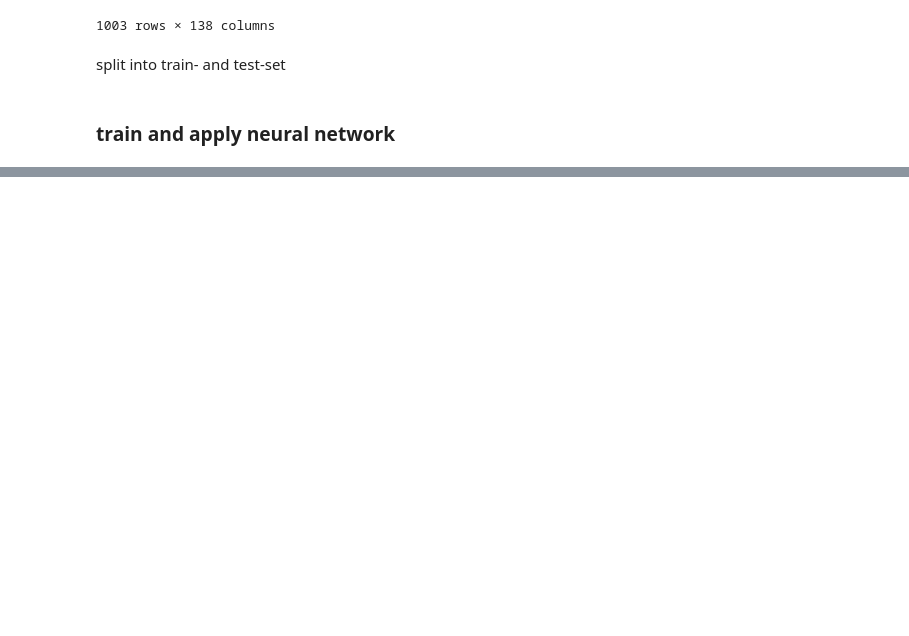
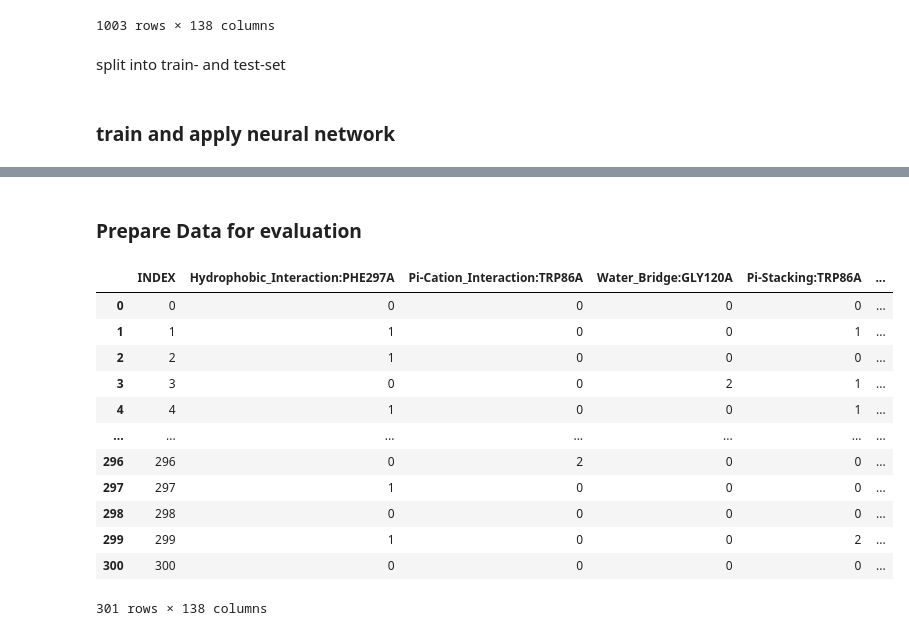
Before and after one commit to michabirklbauer/activity_prediction, a Jupyter notebook: implementation/notebooks/ACHE/baseline/ACHE_nn.ipynb, the cells around one changed output, grey strips where cells are left out. Cells and saved outputs as stored; diff of their text form; code cells hidden in the pictures; blank space fills up the shorter version.

Commit message:
prepare data for evaluation ache

```diff
--- a/implementation/notebooks/ACHE/baseline/ACHE_nn.ipynb
+++ b/implementation/notebooks/ACHE/baseline/ACHE_nn.ipynb
@@ -135,0 +105,3 @@ array([[ 97,  40],
+# %%
+pred = model.predict(X_test)
+classes= [1 if i > 0.5  else 0 for i in pred]
@@ -135,0 +110,29 @@ array([[ 97,  40],
+# %% [markdown]
+### Prepare Data for evaluation
+# %%
+result_df = pd.DataFrame(columns=nn_data_raw.columns[:-1])
+result_df = result_df.drop(columns="NAME")
+
+for i, row in enumerate(X_test):
+    data = [i]
+    data.extend(row)
+    result_df.loc[len(result_df["INDEX"])] = data
+
+result_df["LABEL"] = y_test
+result_df["PRED"] = classes
+
+result_df
+# %% [output]
+|  | INDEX | Hydrophobic_Interaction:PHE297A | Pi-Cation_Interaction:TRP86A | Water_Bridge:GLY120A | Pi-Stacking:TRP86A | ... |
+| 0 | 0 | 0 | 0 | 0 | 0 | ... |
+| 1 | 1 | 1 | 0 | 0 | 1 | ... |
+| 2 | 2 | 1 | 0 | 0 | 0 | ... |
+| 3 | 3 | 0 | 0 | 2 | 1 | ... |
+| 4 | 4 | 1 | 0 | 0 | 1 | ... |
+| ... | ... | ... | ... | ... | ... | ... |
+| 296 | 296 | 0 | 2 | 0 | 0 | ... |
+| 297 | 297 | 1 | 0 | 0 | 0 | ... |
+| 298 | 298 | 0 | 0 | 0 | 0 | ... |
+| 299 | 299 | 1 | 0 | 0 | 2 | ... |
+| 300 | 300 | 0 | 0 | 0 | 0 | ... |
+301 rows × 138 columns
```
Also changed, not shown: parts of 6 cells of this notebook, 2 other files.
